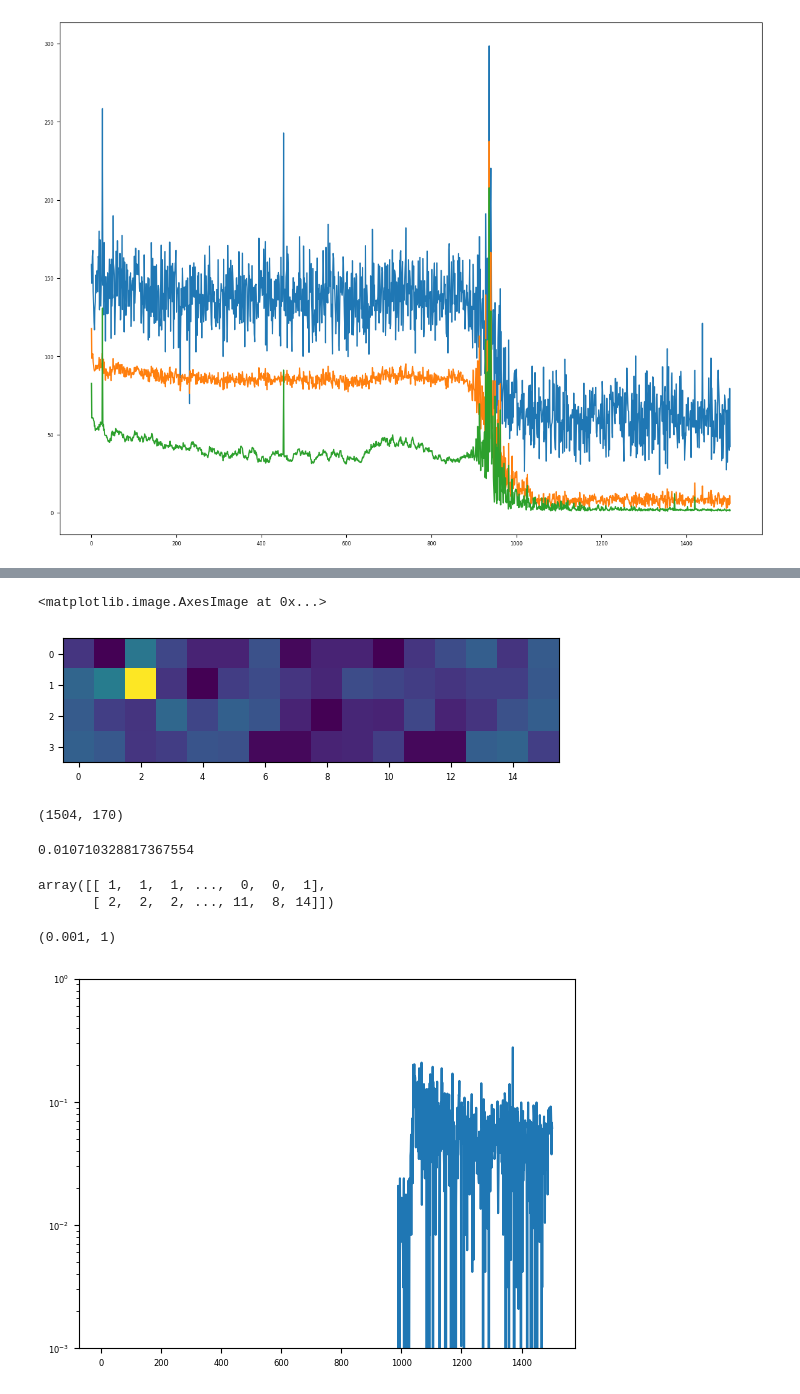
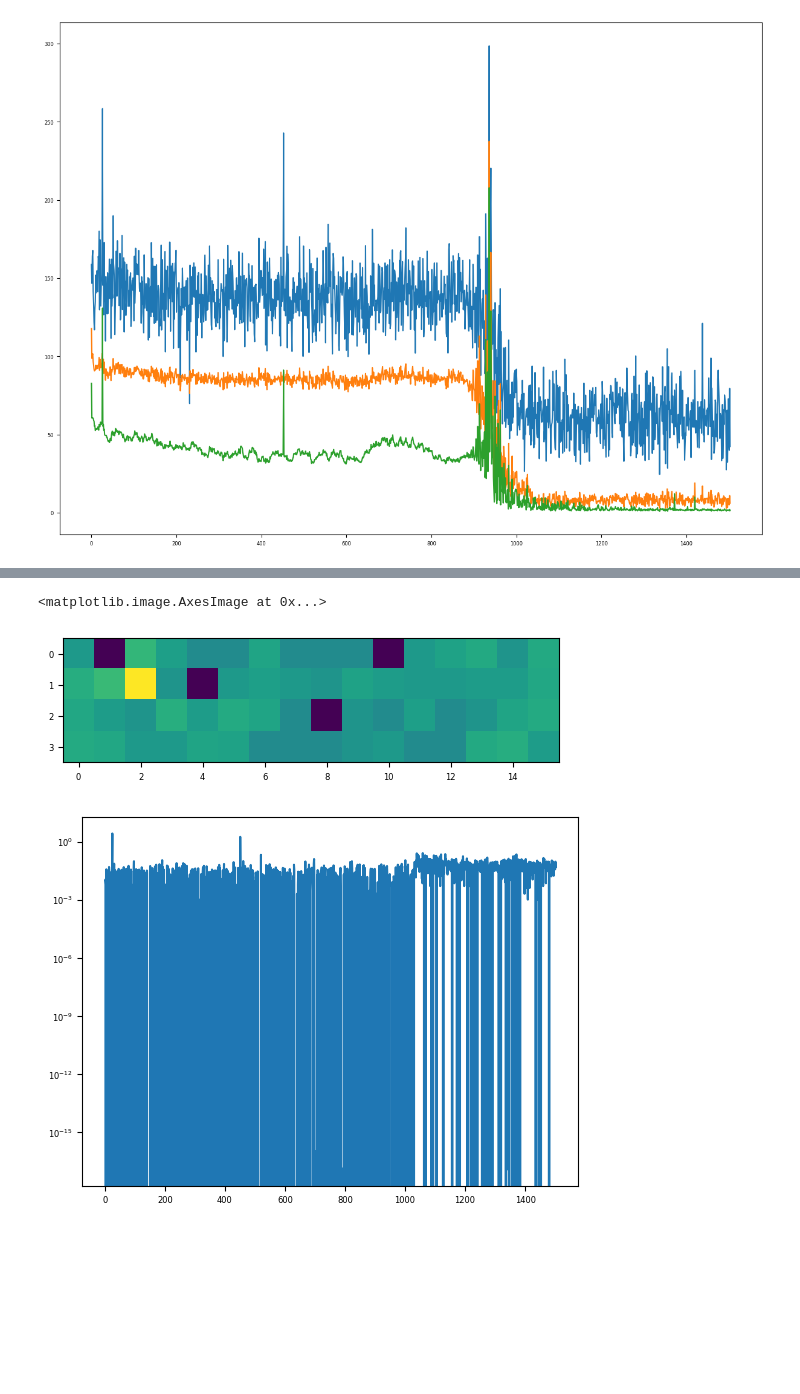
Before and after one commit to AnIndefiniteArticle/slapvisos, a Jupyter notebook: Untitled.ipynb, the cells around one changed output, grey strips where cells are left out. Saved outputs shown, nothing was run; the diff lists cells and outputs as text; code cells hidden in the pictures; blank space fills up the shorter version.

```diff
--- a/Untitled.ipynb
+++ b/Untitled.ipynb
@@ -62,7 +62,7 @@ IR cubes
 loaded previous save file
 High-Resolution Frames
 # %%
-smoothmono, maxcoords, Xbrights, Xcompares, Zbrights, Xtransitions, Zscan, Zcorr, Xscan, Xcorr, scanmetrics, imagemetrics, comparisons, columns, compares, imagemetric = oF.findthestar(cubdata, (100,120), Xmetrics, Zmetrics, window=20, brightwindow=10, metriccutoff=0.01, sigclip=2)
+smoothmono, maxcoords, Xbrights, Xcompares, Zbrights, Xtransitions, Zscan, Zcorr, Xscan, Xcorr, scanmetrics, imagemetrics, comparisons, columns, compares, imagemetric = oF.findthestar(cubdata, (100,120), Xmetrics, Zmetrics, window=20, brightwindow=5, metriccutoff=0.01, sigclip=2)
 # %% [output]
 smoothing input data over spectral window
 taking the rolling average
@@ -310,24 +322,10 @@ array([[ 1.2812500e-01, -2.1875000e-02,  1.1781250e+00,  2.2812500e-01,
 plt.imshow(abs(smoothmono[950])**0.1)
 # %% [output]
 <matplotlib.image.AxesImage at 0x...>
-[figure, old version]
+[figure, new version]
-# %%
-scanmetrics.shape
-# %% [output]
-(1504, 170)
-# %%
-np.nanmin(Xmetrics[:,8:14,4])
-# %% [output]
-0.010710328817367554
-# %%
-oF.argmax_lastNaxes(smoothmono,2)
-# %% [output]
-array([[ 1,  1,  1, ...,  0,  0,  1],
-       [ 2,  2,  2, ..., 11,  8, 14]])
 # %%
 plt.plot(smoothmono[1:,:,4:].mean(axis=1).mean(axis=1))
 plt.yscale("log")
-plt.ylim(1e-3,1)
+#plt.ylim(1e-3,1)
 # %% [output]
-(0.001, 1)
-[figure, old version]
+[figure, new version]
```
Also changed, not shown: parts of 20 cells of this notebook, 1 other file.
